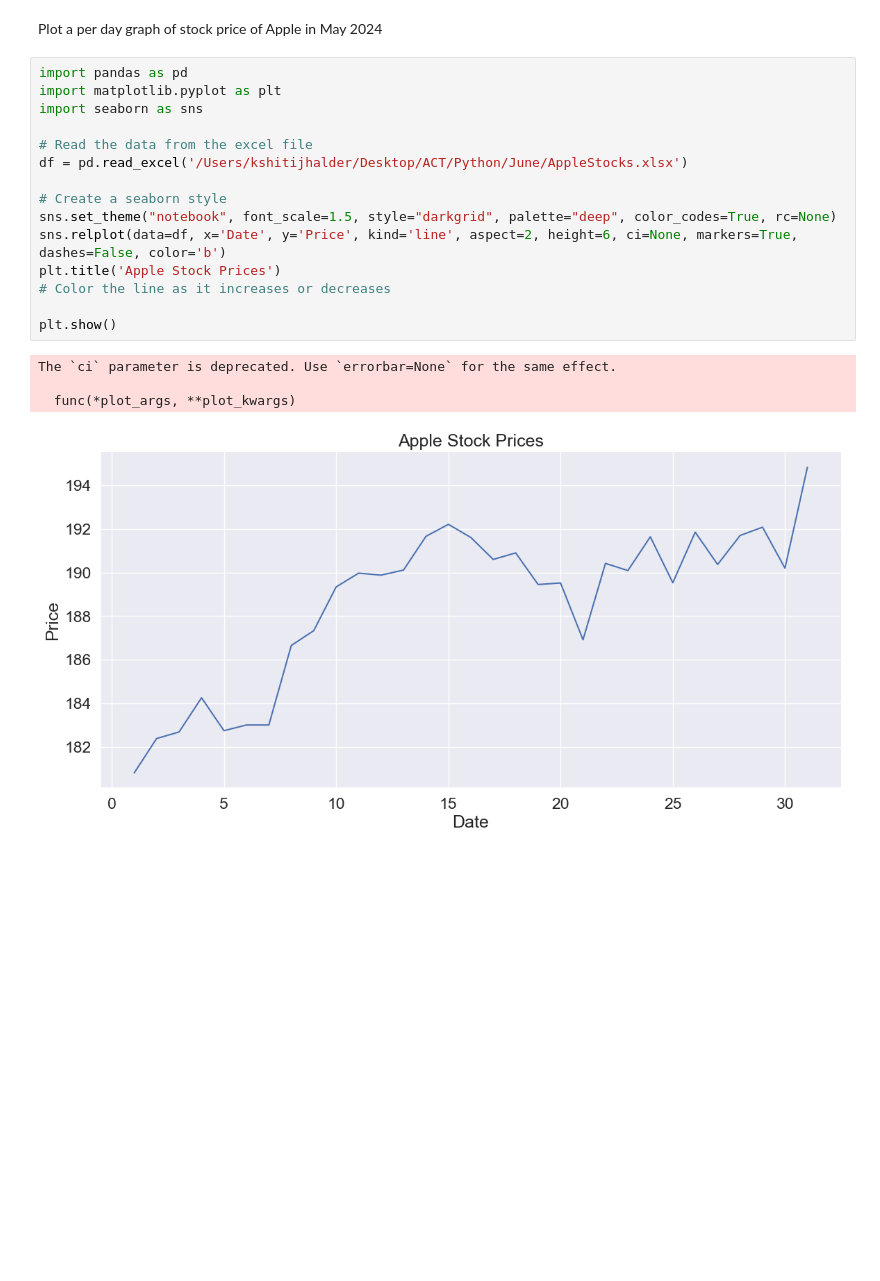
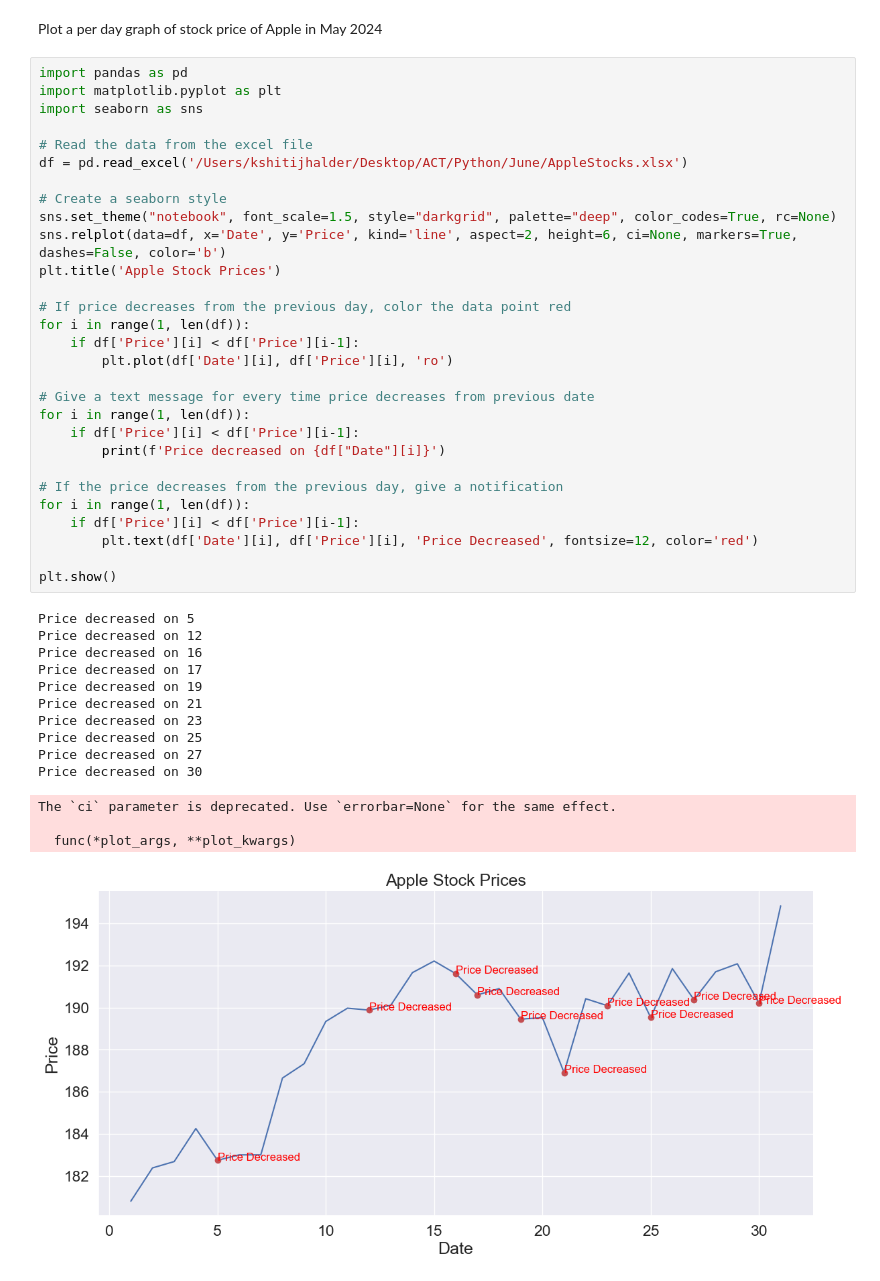
Before and after one commit to kshitijhalder/ACT, a Jupyter notebook: Python/June/#Stonks.ipynb, the cells around one changed output. Saved outputs shown, nothing was run; the diff lists cells and outputs as text; blank space fills up the shorter version.

```diff
--- a/Python/June/#Stonks.ipynb
+++ b/Python/June/#Stonks.ipynb
@@ -7,20 +7,44 @@ Plot a per day graph of stock price of Apple in May 2024
 # %%
 import pandas as pd
 import matplotlib.pyplot as plt
 import seaborn as sns
 
 # Read the data from the excel file
 df = pd.read_excel('/Users/kshitijhalder/Desktop/ACT/Python/June/AppleStocks.xlsx')
 
 # Create a seaborn style
 sns.set_theme("notebook", font_scale=1.5, style="darkgrid", palette="deep", color_codes=True, rc=None)
 sns.relplot(data=df, x='Date', y='Price', kind='line', aspect=2, height=6, ci=None, markers=True, dashes=False, color='b')
 plt.title('Apple Stock Prices')
-# Color the line as it increases or decreases
+
+# If price decreases from the previous day, color the data point red
+for i in range(1, len(df)):
+    if df['Price'][i] < df['Price'][i-1]:
+        plt.plot(df['Date'][i], df['Price'][i], 'ro')
+
+# Give a text message for every time price decreases from previous date
+for i in range(1, len(df)):
+    if df['Price'][i] < df['Price'][i-1]:
+        print(f'Price decreased on {df["Date"][i]}')
+
+# If the price decreases from the previous day, give a notification
+for i in range(1, len(df)):
+    if df['Price'][i] < df['Price'][i-1]:
+        plt.text(df['Date'][i], df['Price'][i], 'Price Decreased', fontsize=12, color='red')
 
 plt.show()
 # %% [output]
-The `ci` parameter is deprecated. Use `errorbar=None` for the same effect.
-
-  func(*plot_args, **plot_kwargs)
+Price decreased on 5
+Price decreased on 12
+Price decreased on 16
+Price decreased on 17
+Price decreased on 19
+Price decreased on 21
+Price decreased on 23
+Price decreased on 25
+Price decreased on 27
+Price decreased on 30
+The `ci` parameter is deprecated. Use `errorbar=None` for the same effect.
+
+  func(*plot_args, **plot_kwargs)
-[figure, old version]
+[figure, new version]
```
Also changed, not shown: parts of 1 cell of this notebook, 2 other files.
